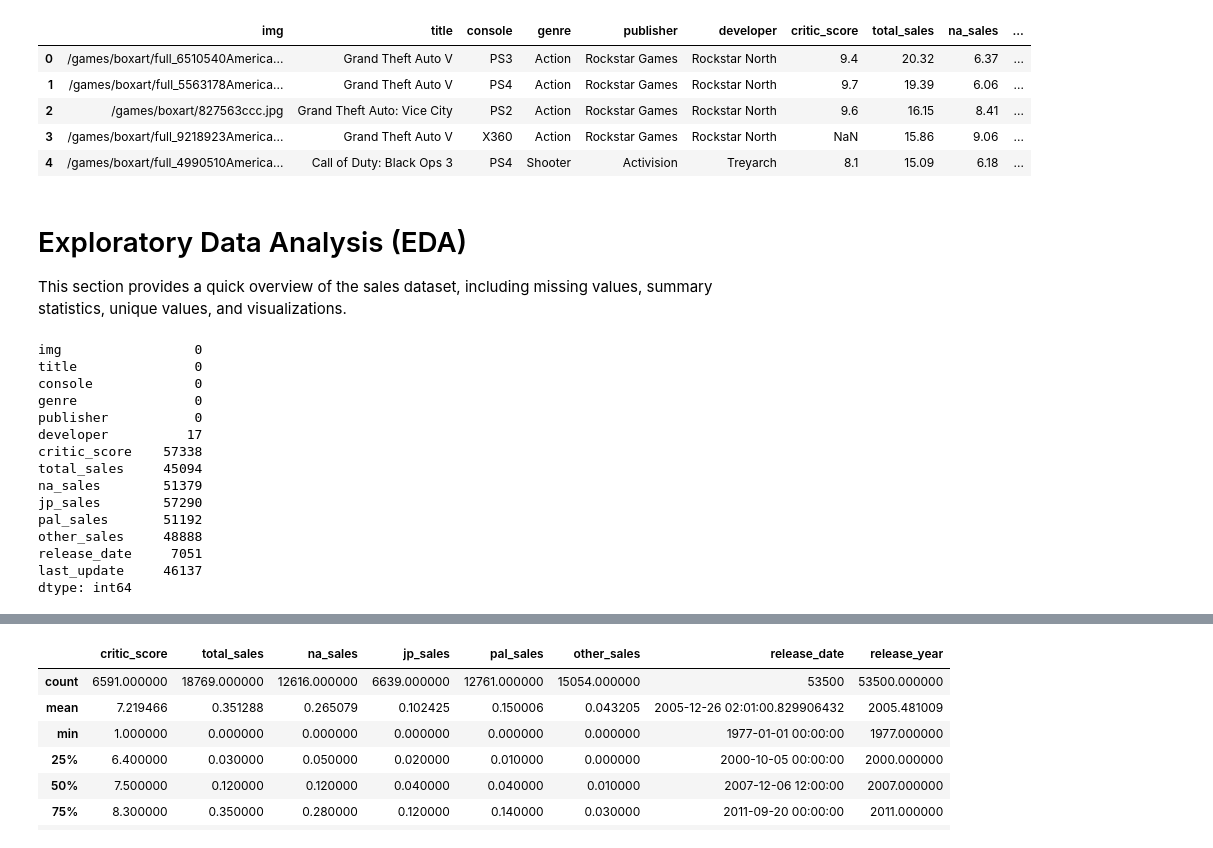
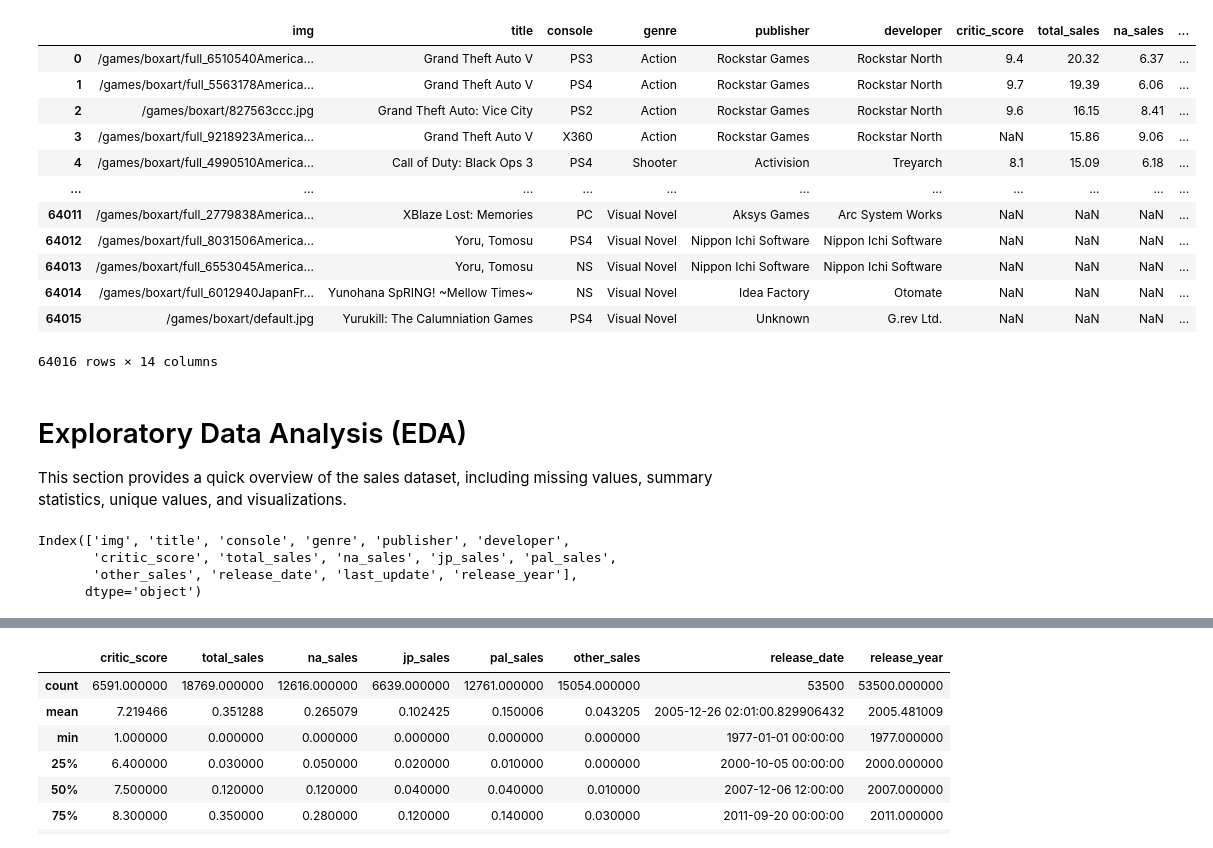
Before and after one commit to Richard-X46/data-processing-project-sales, a Jupyter notebook: eda.ipynb, the cells around one changed output, grey strips where cells are left out. Drawn from its saved outputs; the diff is of its cells as text; code cells hidden in the pictures.

```diff
--- a/eda.ipynb
+++ b/eda.ipynb
@@ -3,32 +4,30 @@ import pandas as pd
 # %%
 df = pd.read_csv("VGChartz 2024.csv")
-df.head()
+df
 # %% [output]
 |  | img | title | console | genre | publisher | developer | critic_score | total_sales | na_sales | ... |
 | 0 | /games/boxart/full_6510540America... | Grand Theft Auto V | PS3 | Action | Rockstar Games | Rockstar North | 9.4 | 20.32 | 6.37 | ... |
 | 1 | /games/boxart/full_5563178America... | Grand Theft Auto V | PS4 | Action | Rockstar Games | Rockstar North | 9.7 | 19.39 | 6.06 | ... |
 | 2 | /games/boxart/827563ccc.jpg | Grand Theft Auto: Vice City | PS2 | Action | Rockstar Games | Rockstar North | 9.6 | 16.15 | 8.41 | ... |
 | 3 | /games/boxart/full_9218923America... | Grand Theft Auto V | X360 | Action | Rockstar Games | Rockstar North | NaN | 15.86 | 9.06 | ... |
 | 4 | /games/boxart/full_4990510America... | Call of Duty: Black Ops 3 | PS4 | Shooter | Activision | Treyarch | 8.1 | 15.09 | 6.18 | ... |
+| ... | ... | ... | ... | ... | ... | ... | ... | ... | ... | ... |
+| 64011 | /games/boxart/full_2779838America... | XBlaze Lost: Memories | PC | Visual Novel | Aksys Games | Arc System Works | NaN | NaN | NaN | ... |
+| 64012 | /games/boxart/full_8031506America... | Yoru, Tomosu | PS4 | Visual Novel | Nippon Ichi Software | Nippon Ichi Software | NaN | NaN | NaN | ... |
+| 64013 | /games/boxart/full_6553045America... | Yoru, Tomosu | NS | Visual Novel | Nippon Ichi Software | Nippon Ichi Software | NaN | NaN | NaN | ... |
+| 64014 | /games/boxart/full_6012940JapanFr... | Yunohana SpRING! ~Mellow Times~ | NS | Visual Novel | Idea Factory | Otomate | NaN | NaN | NaN | ... |
+| 64015 | /games/boxart/default.jpg | Yurukill: The Calumniation Games | PS4 | Visual Novel | Unknown | G.rev Ltd. | NaN | NaN | NaN | ... |
+64016 rows × 14 columns
 # %% [markdown]
 # Exploratory Data Analysis (EDA)
 This section provides a quick overview of the sales dataset, including missing values, summary statistics, unique values, and visualizations.
 # %%
 # Check for missing values
 df.isnull().sum()
+
+df.columns
 # %% [output]
-img                 0
-title               0
-console             0
-genre               0
-publisher           0
-developer          17
-critic_score    57338
-total_sales     45094
-na_sales        51379
-jp_sales        57290
-pal_sales       51192
-other_sales     48888
-release_date     7051
-last_update     46137
-dtype: int64
+Index(['img', 'title', 'console', 'genre', 'publisher', 'developer',
+       'critic_score', 'total_sales', 'na_sales', 'jp_sales', 'pal_sales',
+       'other_sales', 'release_date', 'last_update', 'release_year'],
+      dtype='object')
```
Also changed, not shown: parts of 5 cells of this notebook.
